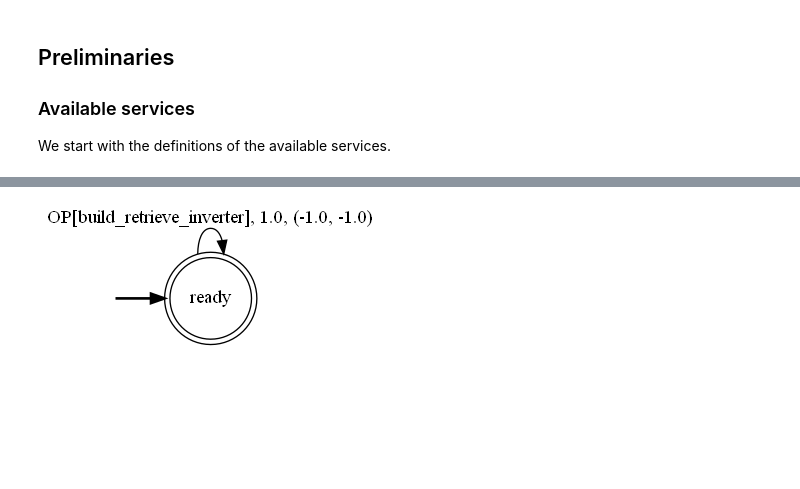
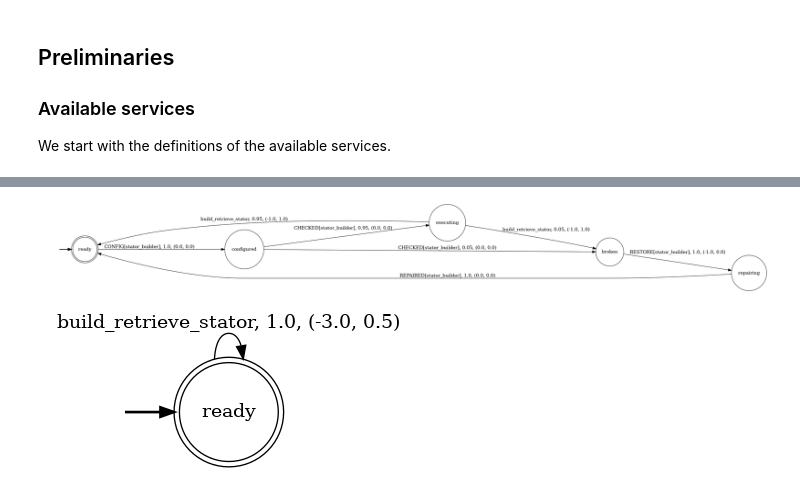
Before and after one commit to luusi/ICSOC-2022, a Jupyter notebook: docs/notebooks/01-electric-motor-production.ipynb, the cells around one changed output, grey strips where cells are left out. Saved outputs shown, nothing was run; the diff lists cells and outputs as text; code cells hidden in the pictures; blank space fills up the shorter version.

```diff
--- a/docs/notebooks/01-electric-motor-production.ipynb
+++ b/docs/notebooks/01-electric-motor-production.ipynb
@@ -61,3 +73,8 @@ ALL_SYMBOLS = {
     ELECTRIC_TEST,
     STATIC_TEST,
 }
+# %%
+# service names
+STATOR_BUILDER_SERVICE_NAME = "stator_builder"
+ROTOR_BUILDER_SERVICE_NAME_1 = "rotor_builder_1"
+ROTOR_BUILDER_SERVICE_NAME_2 = "rotor_builder_2"
@@ -184,16 +178,42 @@ render_service(service_rotor_warehouse)
-# %%
-def inverter_warehouse_service(economic_cost: float = DEFAULT_REWARD_ECONOMIC_COST, quality_cost: float = DEFAULT_REWARD_QUALITY_COST) -> Service:
-    """Build the inverter warehouse device."""
-    transitions = {
-        "ready": {
-            f"OP[{BUILD_RETRIEVE_INVERTER}]": ({"ready": 1.0}, (economic_cost, quality_cost)),
-        },
-    }
-    final_states = {"ready"}
-    initial_state = "ready"
-    return build_service_from_transitions(transitions, initial_state, final_states)  # type: ignore
-
-service_inverter_warehouse = inverter_warehouse_service()
-render_service(service_inverter_warehouse)
-# %% [output]
-[figure, removed]
+# %%
+def stator_builder_service(
+    name: str = STATOR_BUILDER_SERVICE_NAME,
+    economic_reward_op: float = DEFAULT_ECONOMIC_REWARD,
+    quality_reward_good: float = DEFAULT_QUALITY_REWARD,
+    quality_reward_bad: float = DEFAULT_QUALITY_REWARD,
+    repair_reward: float = DEFAULT_REPAIR_REWARD,
+    broken_prob: float = DEFAULT_BROKEN_PROB,
+    unemployable_prob: float = DEFAULT_UNEMPLOYABLE_PROB,
+) -> Service:
+    """Build the stator builder device."""
+    return build_generic_breakable_service(
+        name,
+        BUILD_RETRIEVE_STATOR,
+        economic_reward_op=economic_reward_op,
+        quality_reward_good=quality_reward_good,
+        quality_reward_bad=quality_reward_bad,
+        repair_reward=repair_reward,
+        broken_prob=broken_prob,
+        unemployable_prob=unemployable_prob,
+    )
+
+service_stator_builder = stator_builder_service()
+render_service(service_stator_builder)
+# %% [output]
+[figure, added]
+# %%
+def stator_warehouse_service(
+    economic_reward: float = DEFAULT_ECONOMIC_REWARD,
+    quality_reward: float = DEFAULT_QUALITY_REWARD
+) -> Service:
+    """Build the stator warehouse device."""
+    return build_generic_service_one_state(
+        {BUILD_RETRIEVE_STATOR},
+        economic_reward=economic_reward,
+        quality_reward=quality_reward
+    )
+
+service_stator_warehouse = stator_warehouse_service(economic_reward=VERY_HIGH_COST, quality_reward=VERY_LOW_REWARD)
+render_service(service_stator_warehouse)
+# %% [output]
+[figure, added]
```
Also changed, not shown: parts of 17 cells of this notebook, 2 other files.
